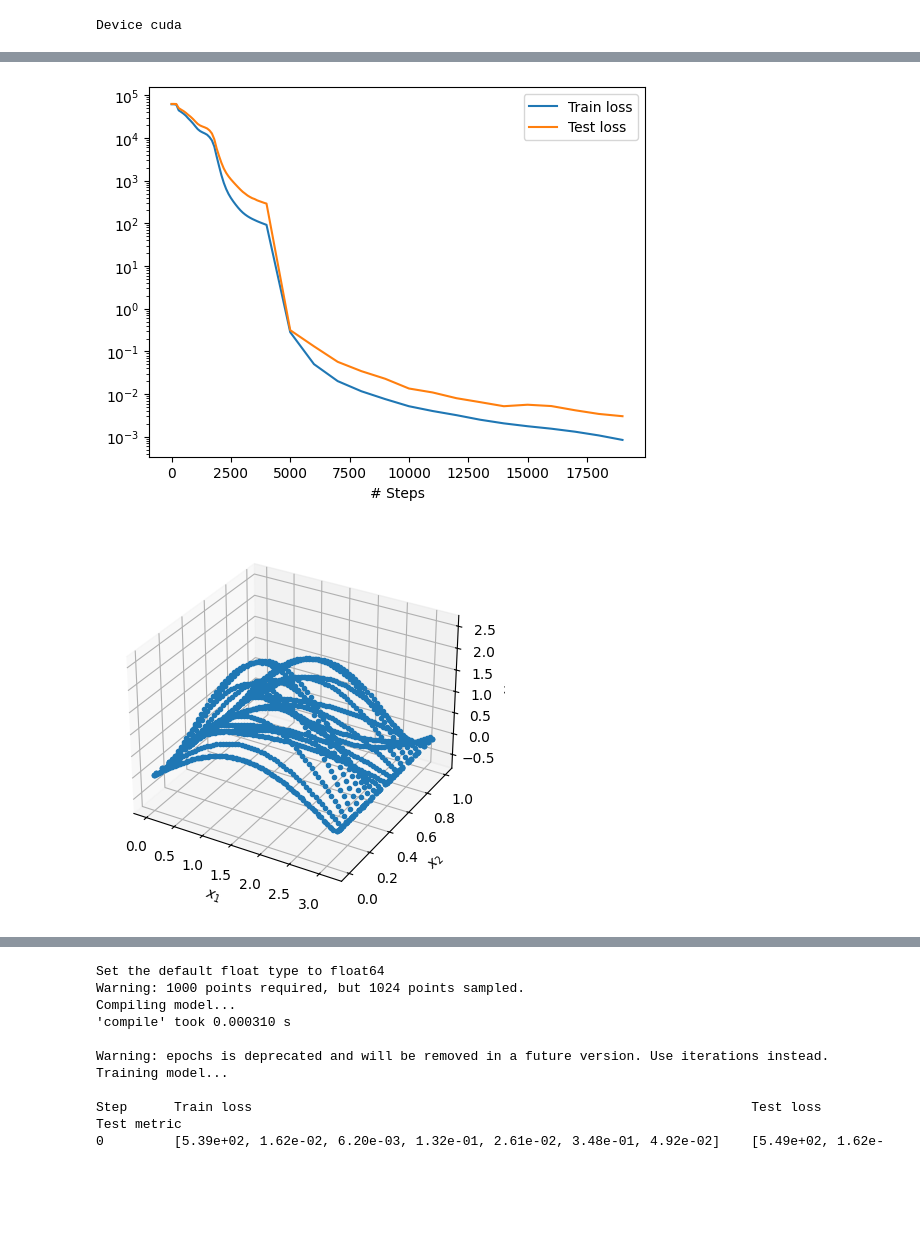
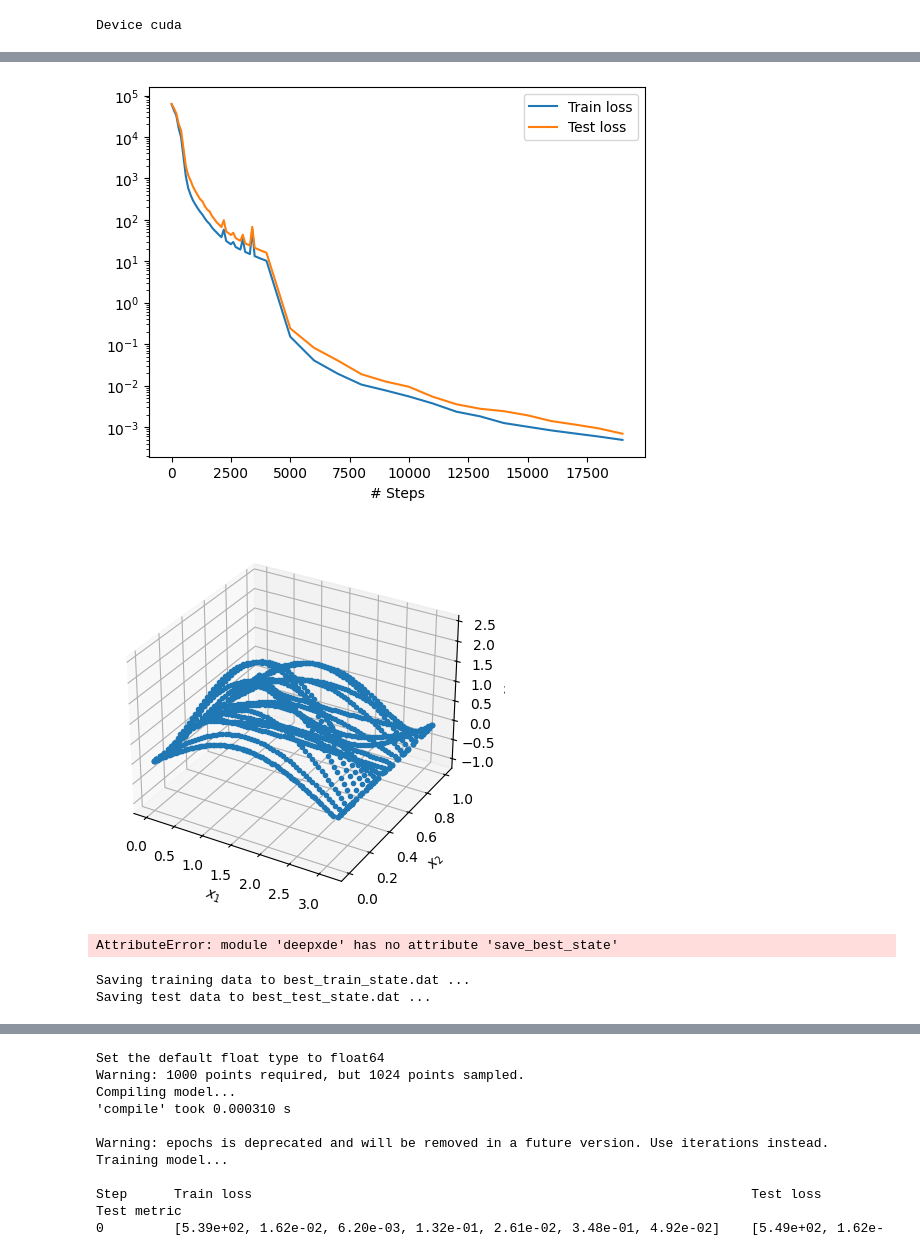
Before and after one commit to phfranz/pinns_for_comp_mech, a Jupyter notebook: beams/Euler_beam_notebook.ipynb, the cells around one changed output, grey strips where cells are left out. Drawn from its saved outputs; the diff is of its cells as text; code cells hidden in the pictures; blank space fills up the shorter version.

Commit message:
new add-ons for visualization

```diff
--- a/beams/Euler_beam_notebook.ipynb
+++ b/beams/Euler_beam_notebook.ipynb
@@ -107,7 +107,7 @@ data = dde.data.TimePDE(
     num_test=1000,
 )
 
-layer_size = [2] + [40] * 4 + [1]
+layer_size = [2] + [50] * 10 + [1]
 activation = "tanh"
 initializer = "Glorot uniform"
 net = dde.maps.FNN(layer_size, activation, initializer)
@@ -124,6 +124,8 @@ model.compile("L-BFGS", loss_weights=lw)
 losshistory, train_state = model.train(iterations=10000, display_every=100)
 
 dde.saveplot(losshistory, train_state, issave=True, isplot=True)
+
+dde.save_best_state(train_state, 'best_train_state.dat', 'best_test_state.dat')
 # %% [output]
 Set the default float type to float64
 Warning: 1000 points required, but 1026 points sampled.
@@ -141,9 +143,15 @@ Step      Train loss
 
 Saving loss history to /root/pinns_for_comp_mech/beams/loss.dat ...
 Saving training data to /root/pinns_for_comp_mech/beams/train.dat ...
 Saving test data to /root/pinns_for_comp_mech/beams/test.dat ...
-[figure, old version]
+[figure, new version]
-[figure, old version]
+[figure, new version]
+AttributeError: module 'deepxde' has no attribute 'save_best_state'
+# %%
+dde.utils.external.save_best_state(train_state, 'best_train_state.dat', 'best_test_state.dat')
+# %% [output]
+Saving training data to best_train_state.dat ...
+Saving test data to best_test_state.dat ...
 # %%
 # visualize loss history
 
```
Also changed, not shown: parts of 5 cells of this notebook.
